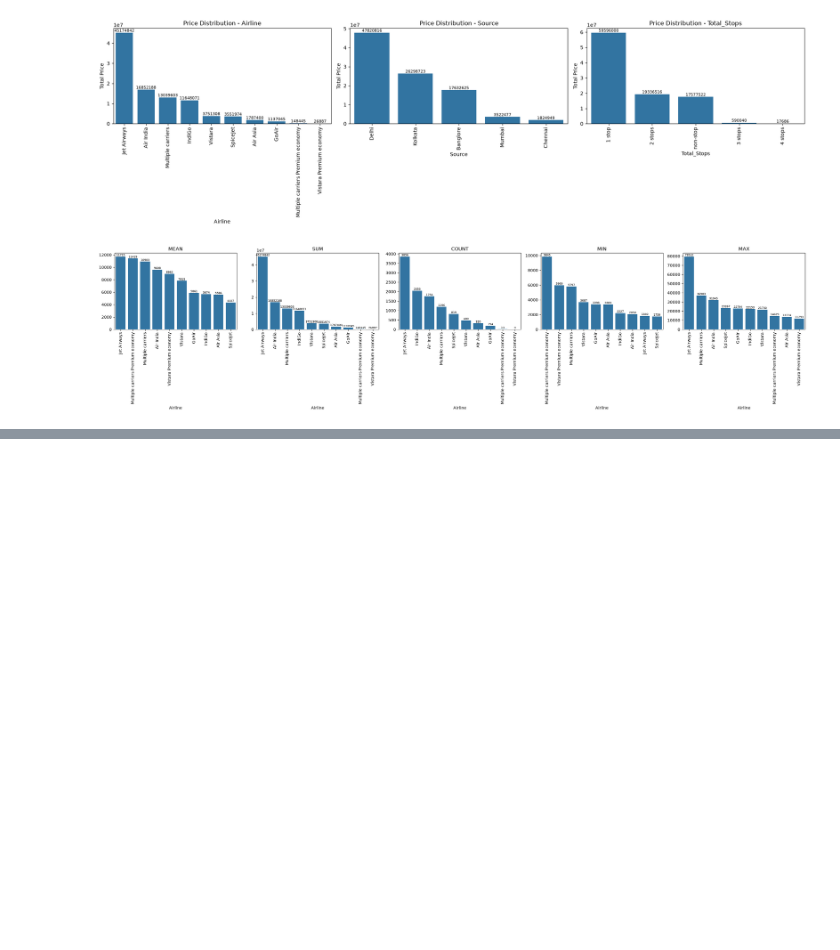
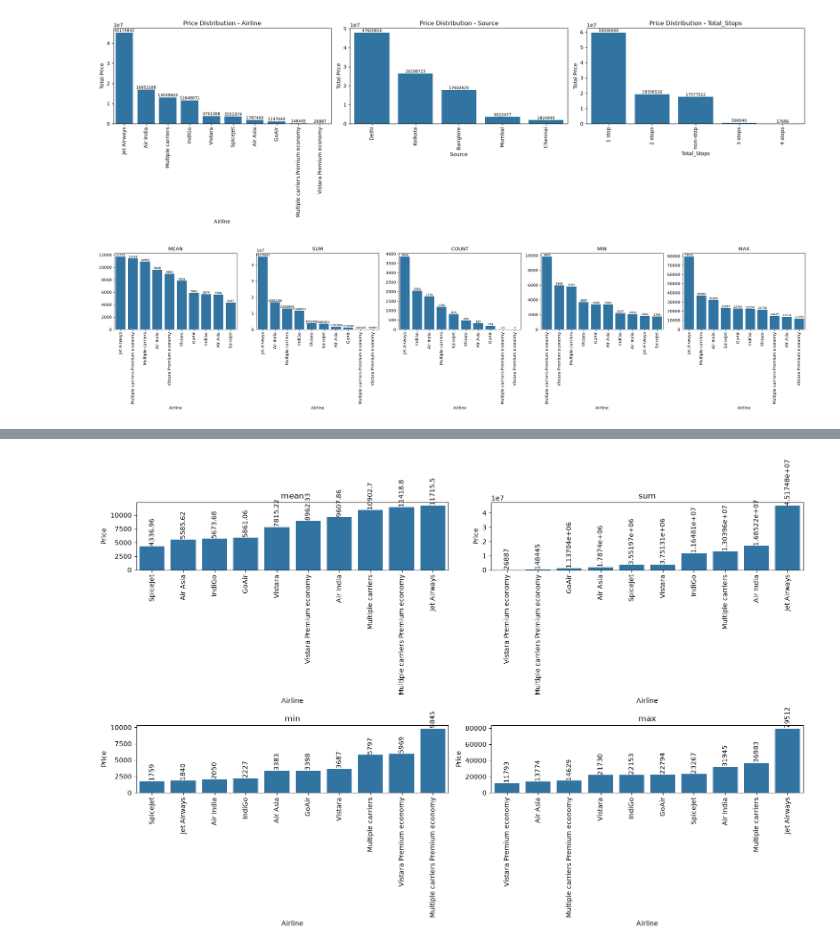
Before and after one commit to vaishnavidhanavade/Project-Airline, a Jupyter notebook: Airline_Aanalysis.ipynb, the cells around one changed output, grey strips where cells are left out. Cells and saved outputs as stored; diff of their text form; code cells hidden in the pictures; blank space fills up the shorter version.

```diff
--- a/Airline_Aanalysis.ipynb
+++ b/Airline_Aanalysis.ipynb
@@ -244,0 +259,20 @@ plt.show()
+# %%
+aggList = ["mean","sum","min","max"]
+plt.figure(figsize=(15,10))
+for key,value in enumerate(aggList):
+    newDF = df.groupby('Airline')['Price'].agg(value).sort_values()
+    newDF = pd.DataFrame(newDF.reset_index())
+    plt.subplot(2,2,key+1)
+
+    ax=sns.barplot(data=newDF,x='Airline',y='Price')
+
+    ax.bar_label(ax.containers[0],rotation=90)
+    plt.xticks(rotation=90)
+    plt.title(value)
+plt.tight_layout()
+plt.show()
+
+#total stops
+#source
+# %% [output]
+[figure, added]
```
Also changed, not shown: parts of 4 cells of this notebook.
